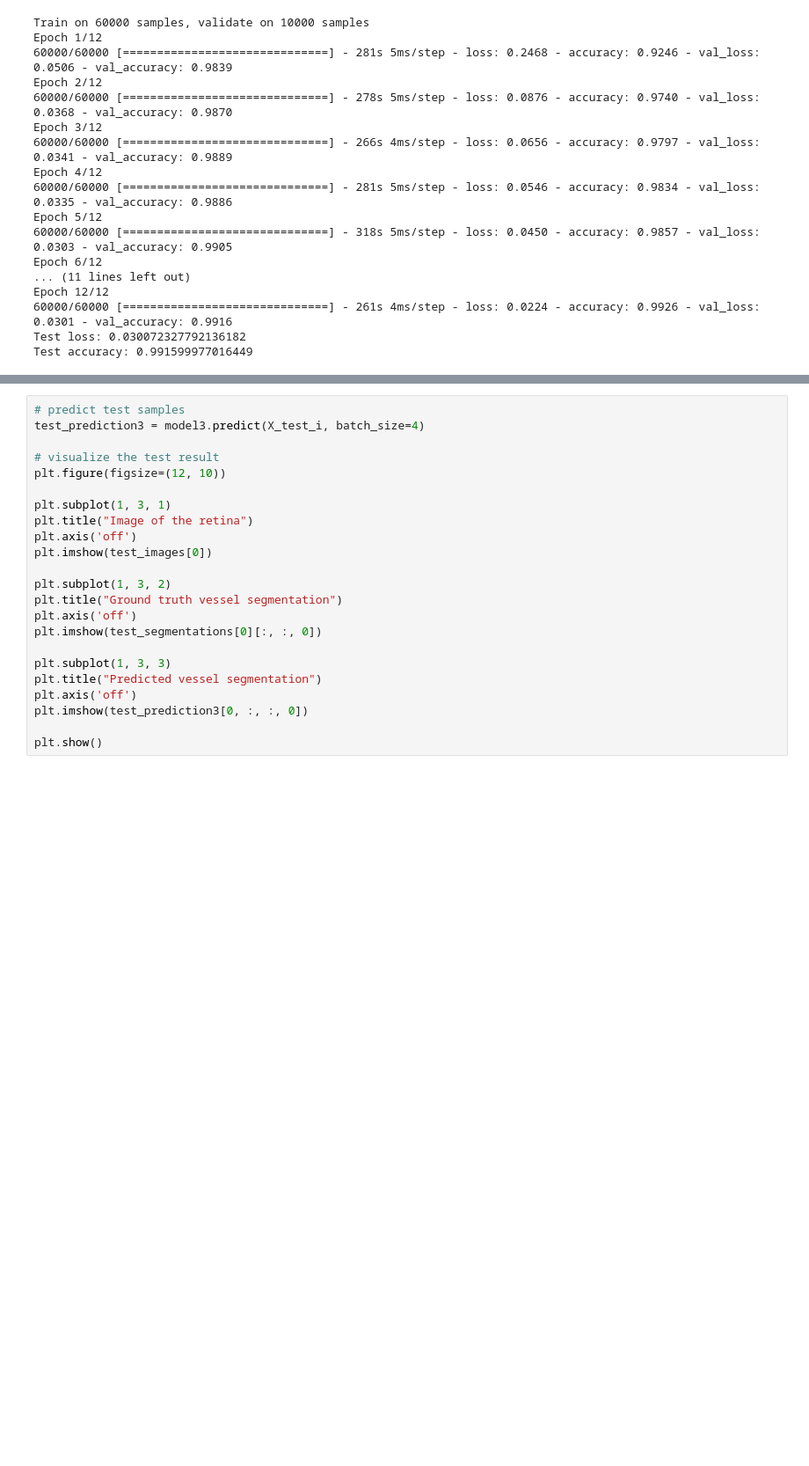
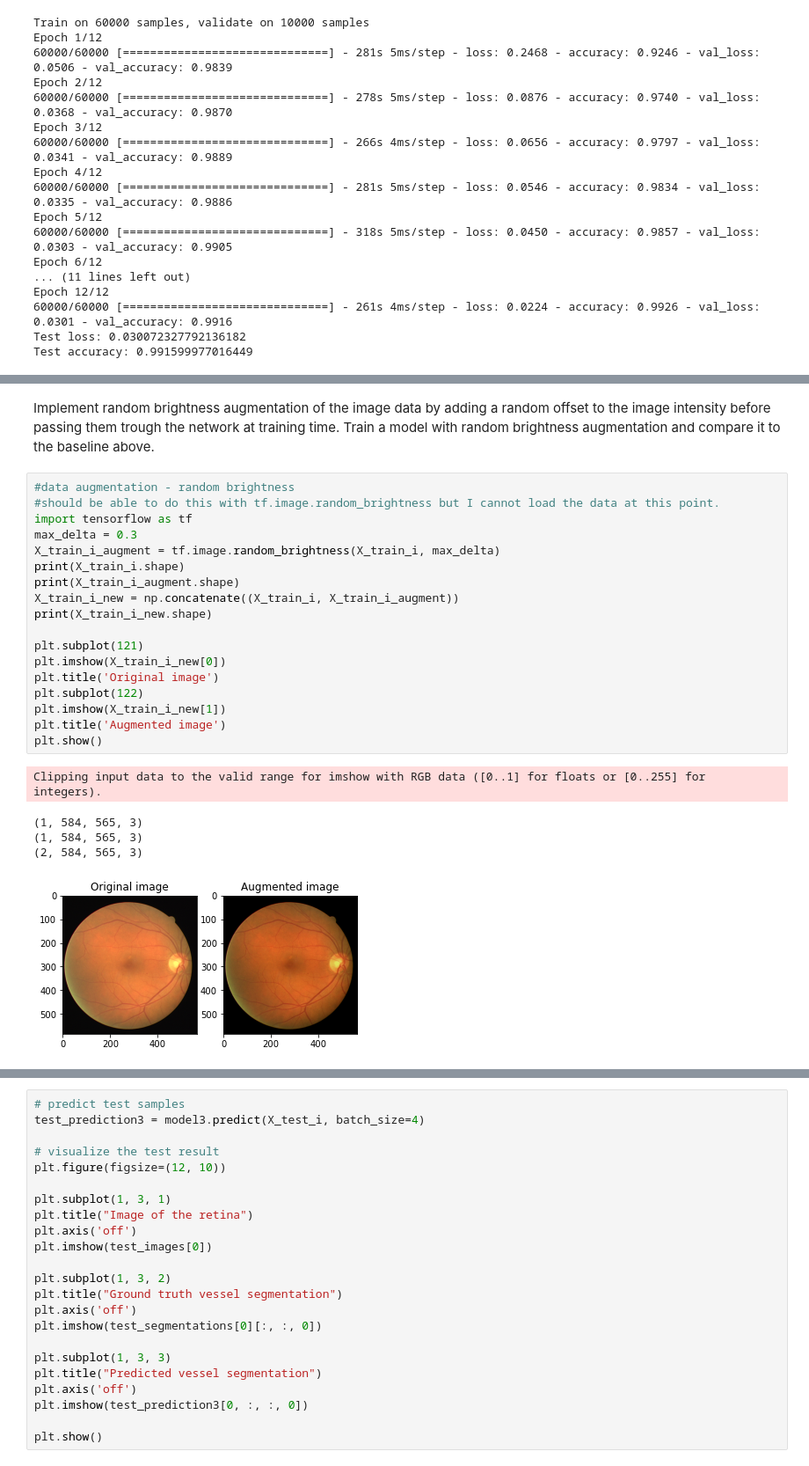
Before and after one commit to MirtheK/8dm50-machine-learning, a Jupyter notebook: practicals/week_4.ipynb, the cells around one changed output, grey strips where cells are left out. Shown at 88% size. Drawn from its saved outputs; the diff is of its cells as text; blank space fills up the shorter version.

```diff
--- a/practicals/week_4.ipynb
+++ b/practicals/week_4.ipynb
@@ -446 +468,27 @@ Test accuracy: 0.991599977016449
+# %% [markdown]
+Implement random brightness augmentation of the image data by adding a random offset to the image intensity before passing them trough the network at training time. Train a model with random brightness augmentation and compare it to the baseline above.
+# %%
+#data augmentation - random brightness
+#should be able to do this with tf.image.random_brightness but I cannot load the data at this point.
+import tensorflow as tf
+max_delta = 0.3
+X_train_i_augment = tf.image.random_brightness(X_train_i, max_delta)
+print(X_train_i.shape)
+print(X_train_i_augment.shape)
+X_train_i_new = np.concatenate((X_train_i, X_train_i_augment))
+print(X_train_i_new.shape)
+
+plt.subplot(121)
+plt.imshow(X_train_i_new[0])
+plt.title('Original image')
+plt.subplot(122)
+plt.imshow(X_train_i_new[1])
+plt.title('Augmented image')
+plt.show()
+# %% [output]
+Clipping input data to the valid range for imshow with RGB data ([0..1] for floats or [0..255] for integers).
+(1, 584, 565, 3)
+(1, 584, 565, 3)
+(2, 584, 565, 3)
+[figure, added]
 # %%
```
Also changed, not shown: parts of 22 cells of this notebook, 1 other file.
